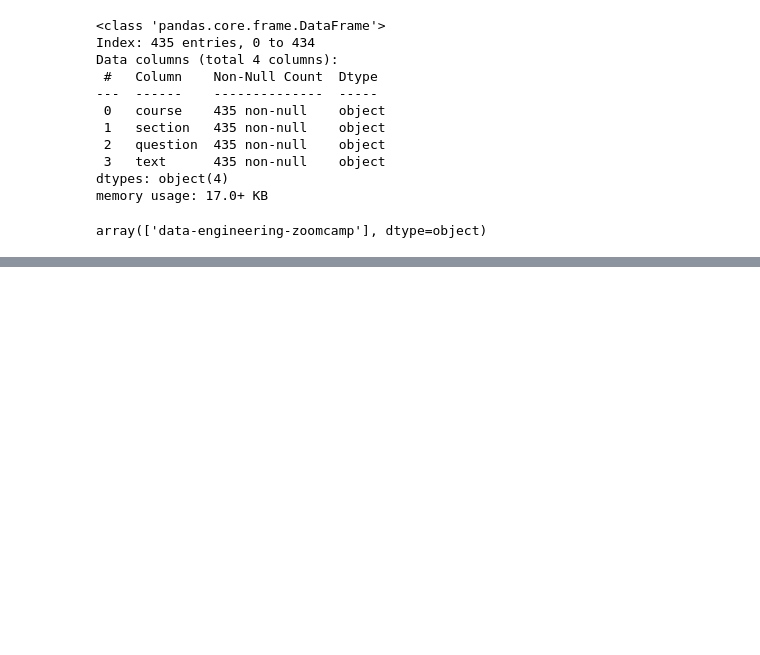
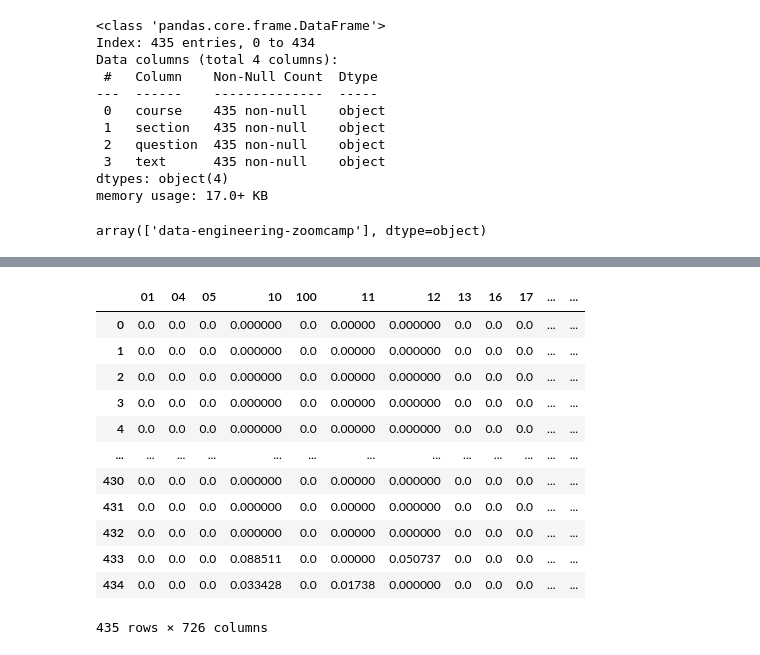
Before and after one commit to endiesworld/LLM-workSpace, a Jupyter notebook: intro/Search-Engine.ipynb, the cells around one changed output, grey strips where cells are left out. Drawn from its saved outputs; the diff is of its cells as text; code cells hidden in the pictures; blank space fills up the shorter version.

```diff
--- a/intro/Search-Engine.ipynb
+++ b/intro/Search-Engine.ipynb
@@ -84,0 +215,23 @@ array(['data-engineering-zoomcamp'], dtype=object)
+# %%
+from sklearn.feature_extraction.text import TfidfVectorizer
+tv = TfidfVectorizer(stop_words='english', min_df=5) # Vectorizer
+# min_df=5 means we only want to include numbers that have a minimum of 5 appearances in the document
+X_doc_tv = tv.fit_transform(df_data_engr['text'])  # Matrix
+# %%
+names_doc_tv = tv.get_feature_names_out()
+df_docs_tv = pd.DataFrame(X_doc_tv.toarray(), columns=names_doc_tv)
+df_docs_tv
+# %% [output]
+|  | 01 | 04 | 05 | 10 | 100 | 11 | 12 | 13 | 16 | 17 | ... | ... |
+| 0 | 0.0 | 0.0 | 0.0 | 0.000000 | 0.0 | 0.00000 | 0.000000 | 0.0 | 0.0 | 0.0 | ... | ... |
+| 1 | 0.0 | 0.0 | 0.0 | 0.000000 | 0.0 | 0.00000 | 0.000000 | 0.0 | 0.0 | 0.0 | ... | ... |
+| 2 | 0.0 | 0.0 | 0.0 | 0.000000 | 0.0 | 0.00000 | 0.000000 | 0.0 | 0.0 | 0.0 | ... | ... |
+| 3 | 0.0 | 0.0 | 0.0 | 0.000000 | 0.0 | 0.00000 | 0.000000 | 0.0 | 0.0 | 0.0 | ... | ... |
+| 4 | 0.0 | 0.0 | 0.0 | 0.000000 | 0.0 | 0.00000 | 0.000000 | 0.0 | 0.0 | 0.0 | ... | ... |
+| ... | ... | ... | ... | ... | ... | ... | ... | ... | ... | ... | ... | ... |
+| 430 | 0.0 | 0.0 | 0.0 | 0.000000 | 0.0 | 0.00000 | 0.000000 | 0.0 | 0.0 | 0.0 | ... | ... |
+| 431 | 0.0 | 0.0 | 0.0 | 0.000000 | 0.0 | 0.00000 | 0.000000 | 0.0 | 0.0 | 0.0 | ... | ... |
+| 432 | 0.0 | 0.0 | 0.0 | 0.000000 | 0.0 | 0.00000 | 0.000000 | 0.0 | 0.0 | 0.0 | ... | ... |
+| 433 | 0.0 | 0.0 | 0.0 | 0.088511 | 0.0 | 0.00000 | 0.050737 | 0.0 | 0.0 | 0.0 | ... | ... |
+| 434 | 0.0 | 0.0 | 0.0 | 0.033428 | 0.0 | 0.01738 | 0.000000 | 0.0 | 0.0 | 0.0 | ... | ... |
+435 rows × 726 columns
```
Also changed, not shown: parts of 37 cells of this notebook.
